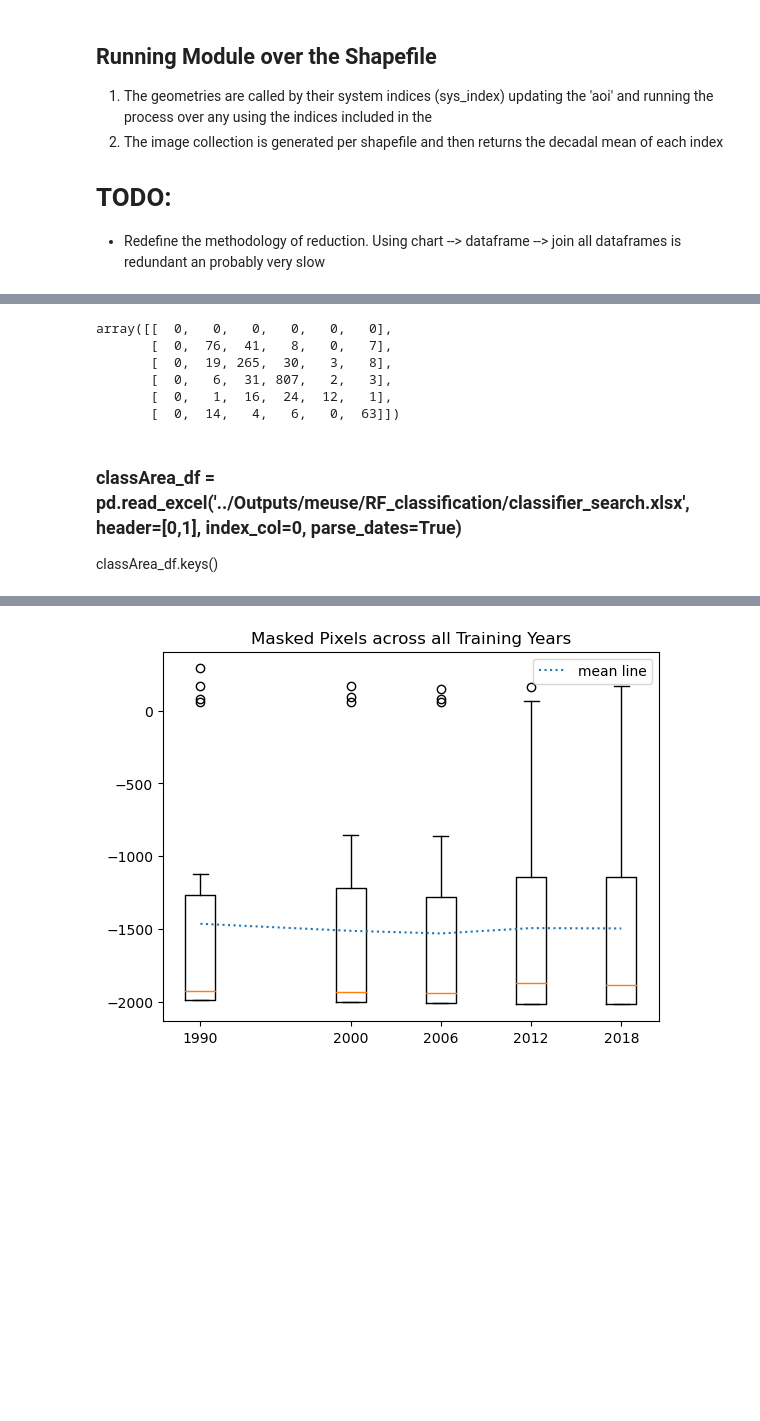
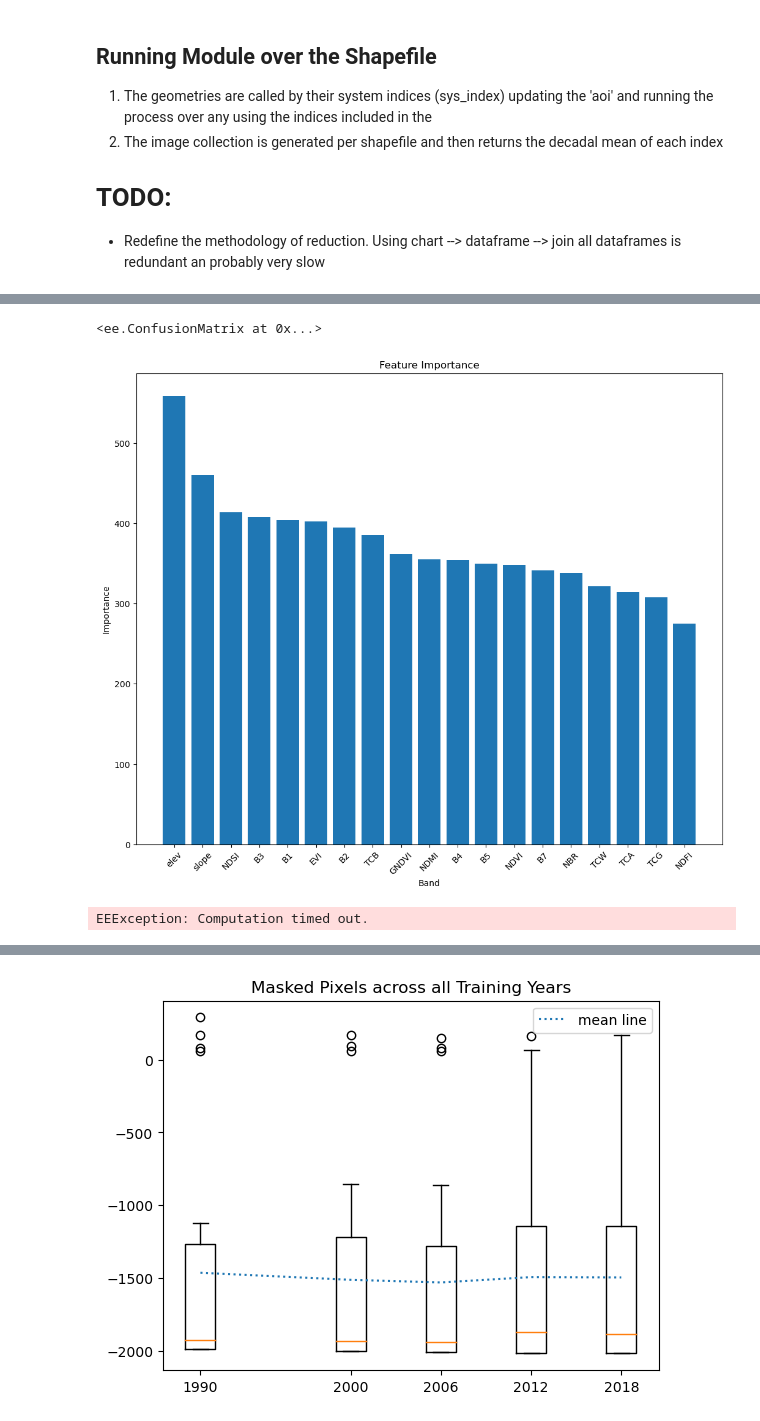
Before and after one commit to manrahan/MOH_MSc_Thesis, a Jupyter notebook: 1.1 EE_Meuse.ipynb, the cells around one changed output, grey strips where cells are left out. Drawn from its saved outputs; the diff is of its cells as text; code cells hidden in the pictures; blank space fills up the shorter version.

```diff
--- a/1.1 EE_Meuse.ipynb
+++ b/1.1 EE_Meuse.ipynb
@@ -441,0 +435,5 @@ remove the classify function and rerun
+# %%
+saved_classifier_name = 'Meuse_HC_untuned'
+#saved_classifier_name = 'Meuse_HC_tuned'
+
+print(saved_classifier_name[-5:]=='tuned')
@@ -669,11 +634,7 @@ KeyboardInterrupt:
+# %%
+accuracy
+# %% [output]
+<ee.ConfusionMatrix at 0x...>
 # %%
-classifier = ltgee.classifier(imageToClassify, training)
+importance = ee.Dictionary(classifier.explain()).get('importance').getInfo()
+imp = pd.DataFrame(importance, index=[0])
-# %%
-np.array(testing.classify(classifier).errorMatrix('landcover', 'classification').getInfo())
-# %% [output]
-array([[  0,   0,   0,   0,   0,   0],
-       [  0,  76,  41,   8,   0,   7],
-       [  0,  19, 265,  30,   3,   8],
-       [  0,   6,  31, 807,   2,   3],
-       [  0,   1,  16,  24,  12,   1],
-       [  0,  14,   4,   6,   0,  63]])
@@ -686,5 +641,26 @@ training
+# %%
+imp.sort_values(by=0, axis=1, ascending=False, inplace=True)
+imp.to_excel(f'../Outputs/Meuse/Trees/featureImportance.xlsx')
+
+fig = plt.figure(figsize=(12.36,10))
+plt.bar(imp.keys(), imp.iloc[0, :])
+
+plt.title('Feature Importance')
+plt.ylabel('Importance')
+plt.xlabel('Band')
+plt.xticks(rotation=45);
+plt.savefig(f'../Outputs/Meuse/Trees/featureImportance.png')
+# %% [output]
+[figure, added]
 # %%
+Map = geemap.Map()
+
+Map.centerObject(aoi)
+Map.addLayer(aoi)
+Map.addLayer(imageToClassify, {'bands':['B3','B2','B1'], 'min':0, 'max':1500}, 'RGB')
 Map.addLayer(trainingClassImage, {'bands':['landcover'], 'min':1, 'max':5, 'palette':['#E6004D', '#FFFFA8', '#80FF00', '#A6A6FF', '#00CCF2']}, 'Classes')
-Map.addLayer(imageToClassify, {'bands':['B3','B2','B1'], 'min':0, 'max':1200}, 'RGB')
+Map.addLayer(classified, {'bands':['classification'], 'min':1, 'max':5, 'palette':['#E6004D', '#FFFFA8', '#80FF00', '#A6A6FF', '#00CCF2']}, 'Classification')
 
 Map
+# %% [output]
+EEException: Computation timed out.
@@ -695,3 +666,0 @@ classifier
-# %% [markdown]
-### classArea_df = pd.read_excel('../Outputs/meuse/RF_classification/classifier_search.xlsx', header=[0,1], index_col=0, parse_dates=True)
-classArea_df.keys()
```
Also changed, not shown: parts of 14 cells of this notebook, 3 other files.
